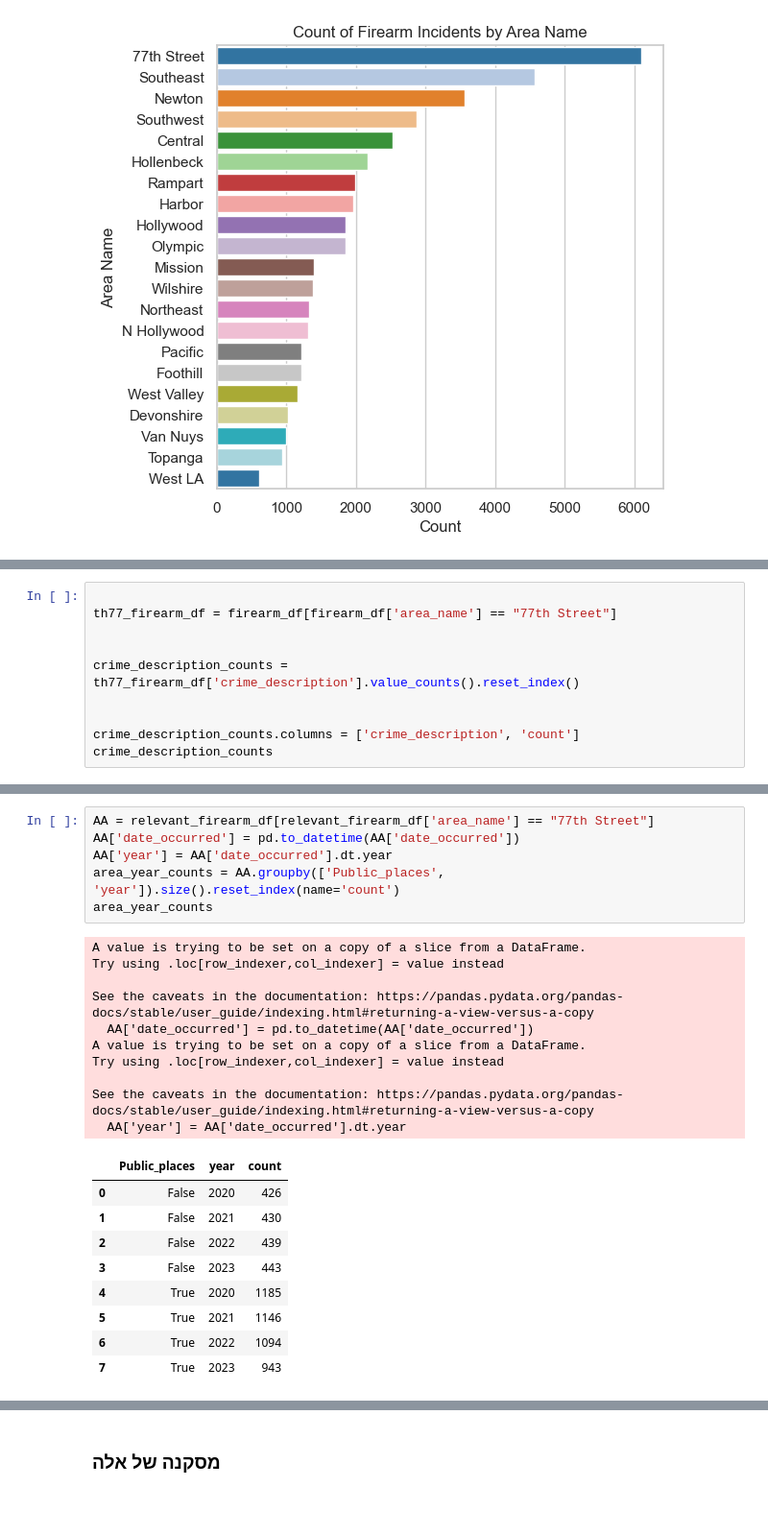
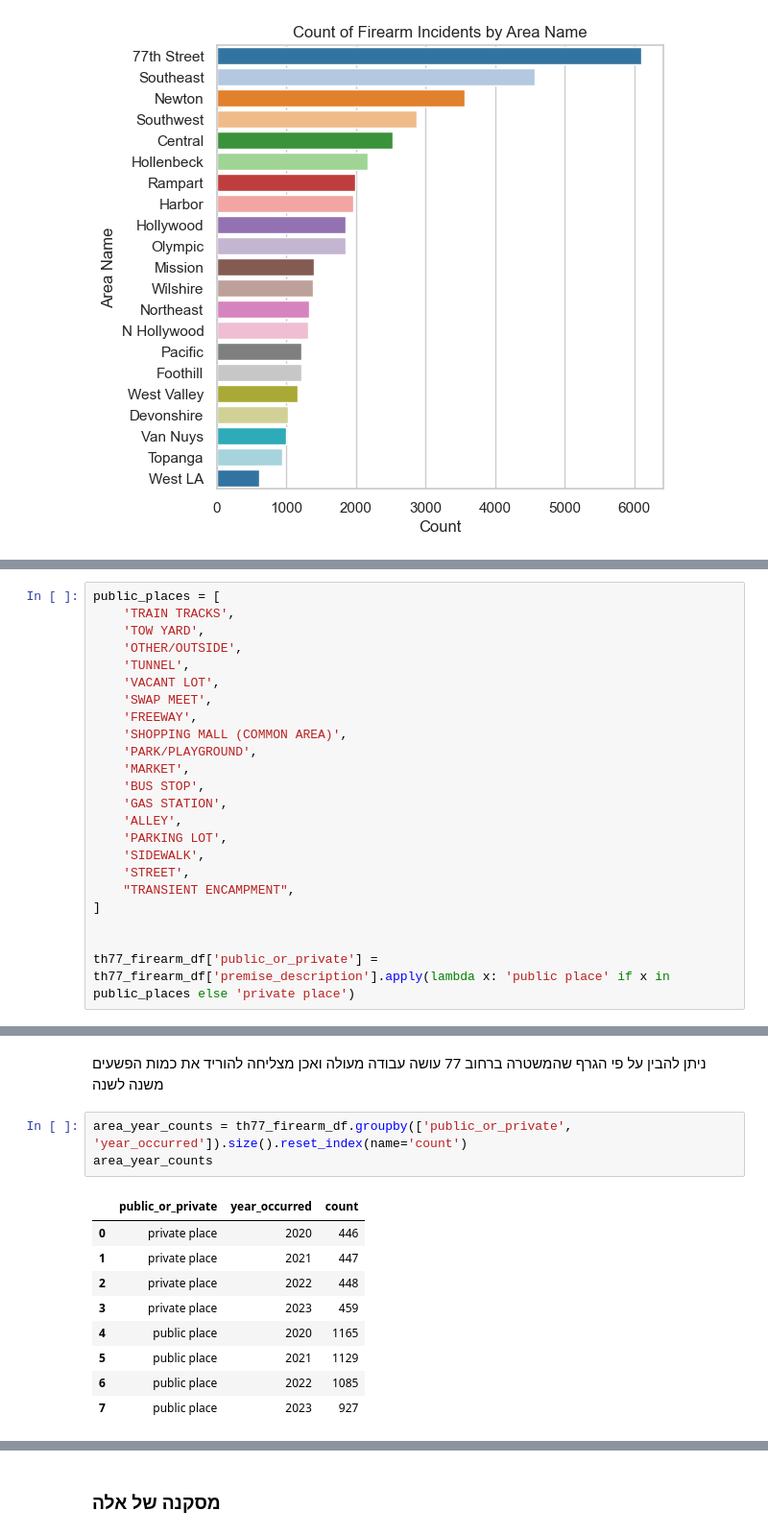
Before and after one commit to BareLevi/Data_Analysis_Final_Project, a Jupyter notebook: Ella_Tomer_bBarel_project_updated.ipynb, the cells around one changed output, grey strips where cells are left out. Shown at 96% size. Saved outputs shown, nothing was run; the diff lists cells and outputs as text; blank space fills up the shorter version.

```diff
--- a/Ella_Tomer_bBarel_project_updated.ipynb
+++ b/Ella_Tomer_bBarel_project_updated.ipynb
@@ -1321,10 +1214,0 @@ Passing `palette` without assigning `hue` is deprecated and will be removed in v
-# %%
-
-th77_firearm_df = firearm_df[firearm_df['area_name'] == "77th Street"]
-
-
-crime_description_counts = th77_firearm_df['crime_description'].value_counts().reset_index()
-
-
-crime_description_counts.columns = ['crime_description', 'count']
-crime_description_counts
@@ -1420,0 +1259,23 @@ See the caveats in the documentation: https://pandas.pydata.org/pandas-docs/stab
+# %%
+public_places = [
+    'TRAIN TRACKS',
+    'TOW YARD',
+    'OTHER/OUTSIDE',
+    'TUNNEL',
+    'VACANT LOT',
+    'SWAP MEET',
+    'FREEWAY',
+    'SHOPPING MALL (COMMON AREA)',
+    'PARK/PLAYGROUND',
+    'MARKET',
+    'BUS STOP',
+    'GAS STATION',
+    'ALLEY',
+    'PARKING LOT',
+    'SIDEWALK',
+    'STREET',
+    "TRANSIENT ENCAMPMENT",
+]
+
+
+th77_firearm_df['public_or_private'] = th77_firearm_df['premise_description'].apply(lambda x: 'public place' if x in public_places else 'private place')
@@ -1421,26 +1349,15 @@ See the caveats in the documentation: https://pandas.pydata.org/pandas-docs/stab
+# %% [markdown]
+ניתן להבין על פי הגרף שהמשטרה ברחוב 77 עושה עבודה מעולה ואכן מצליחה להוריד את כמות הפשעים משנה לשנה
 # %%
-AA = relevant_firearm_df[relevant_firearm_df['area_name'] == "77th Street"]
-AA['date_occurred'] = pd.to_datetime(AA['date_occurred'])
-AA['year'] = AA['date_occurred'].dt.year
-area_year_counts = AA.groupby(['Public_places', 'year']).size().reset_index(name='count')
+area_year_counts = th77_firearm_df.groupby(['public_or_private', 'year_occurred']).size().reset_index(name='count')
 area_year_counts
 # %% [output]
-A value is trying to be set on a copy of a slice from a DataFrame.
-Try using .loc[row_indexer,col_indexer] = value instead
-
-See the caveats in the documentation: https://pandas.pydata.org/pandas-docs/stable/user_guide/indexing.html#returning-a-view-versus-a-copy
-  AA['date_occurred'] = pd.to_datetime(AA['date_occurred'])
-A value is trying to be set on a copy of a slice from a DataFrame.
-Try using .loc[row_indexer,col_indexer] = value instead
-
-See the caveats in the documentation: https://pandas.pydata.org/pandas-docs/stable/user_guide/indexing.html#returning-a-view-versus-a-copy
-  AA['year'] = AA['date_occurred'].dt.year
-|  | Public_places | year | count |
-| 0 | False | 2020 | 426 |
-| 1 | False | 2021 | 430 |
-| 2 | False | 2022 | 439 |
-| 3 | False | 2023 | 443 |
-| 4 | True | 2020 | 1185 |
-| 5 | True | 2021 | 1146 |
-| 6 | True | 2022 | 1094 |
-| 7 | True | 2023 | 943 |
+|  | public_or_private | year_occurred | count |
+| 0 | private place | 2020 | 446 |
+| 1 | private place | 2021 | 447 |
+| 2 | private place | 2022 | 448 |
+| 3 | private place | 2023 | 459 |
+| 4 | public place | 2020 | 1165 |
+| 5 | public place | 2021 | 1129 |
+| 6 | public place | 2022 | 1085 |
+| 7 | public place | 2023 | 927 |
```
Also changed, not shown: parts of 33 cells of this notebook.
